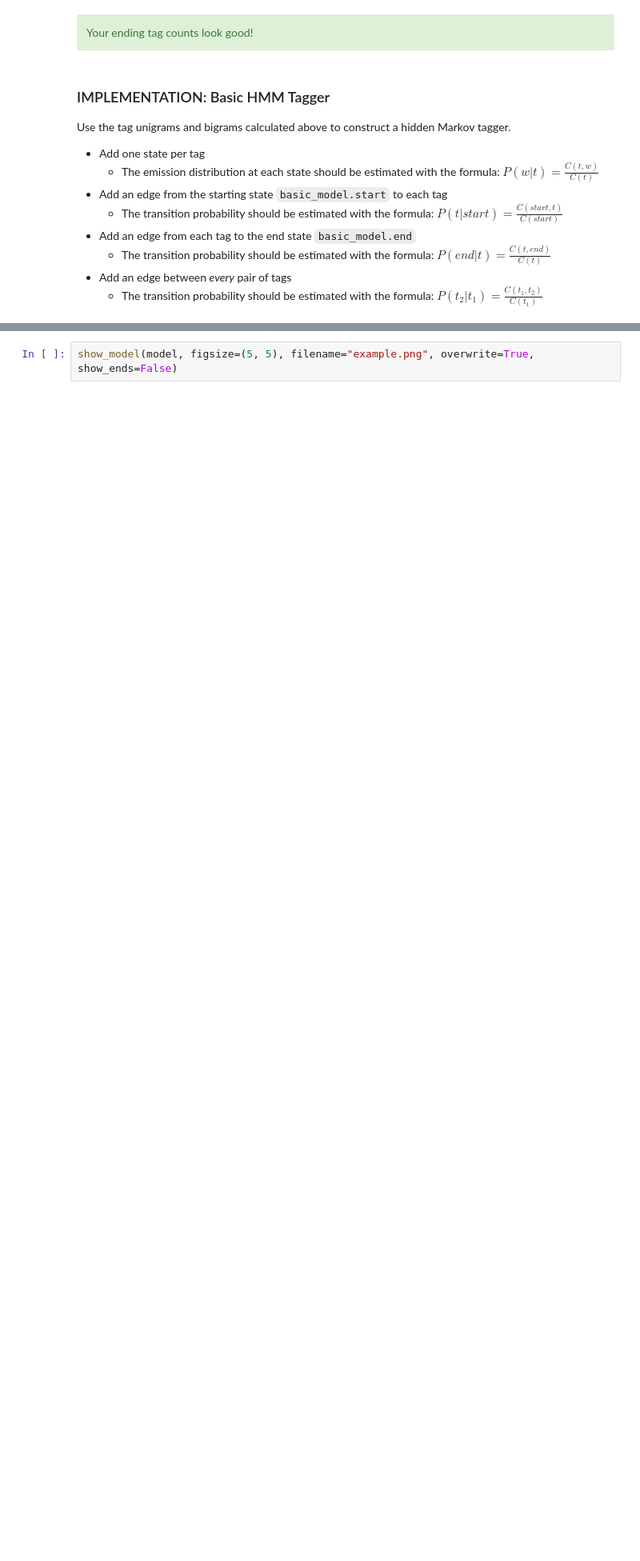
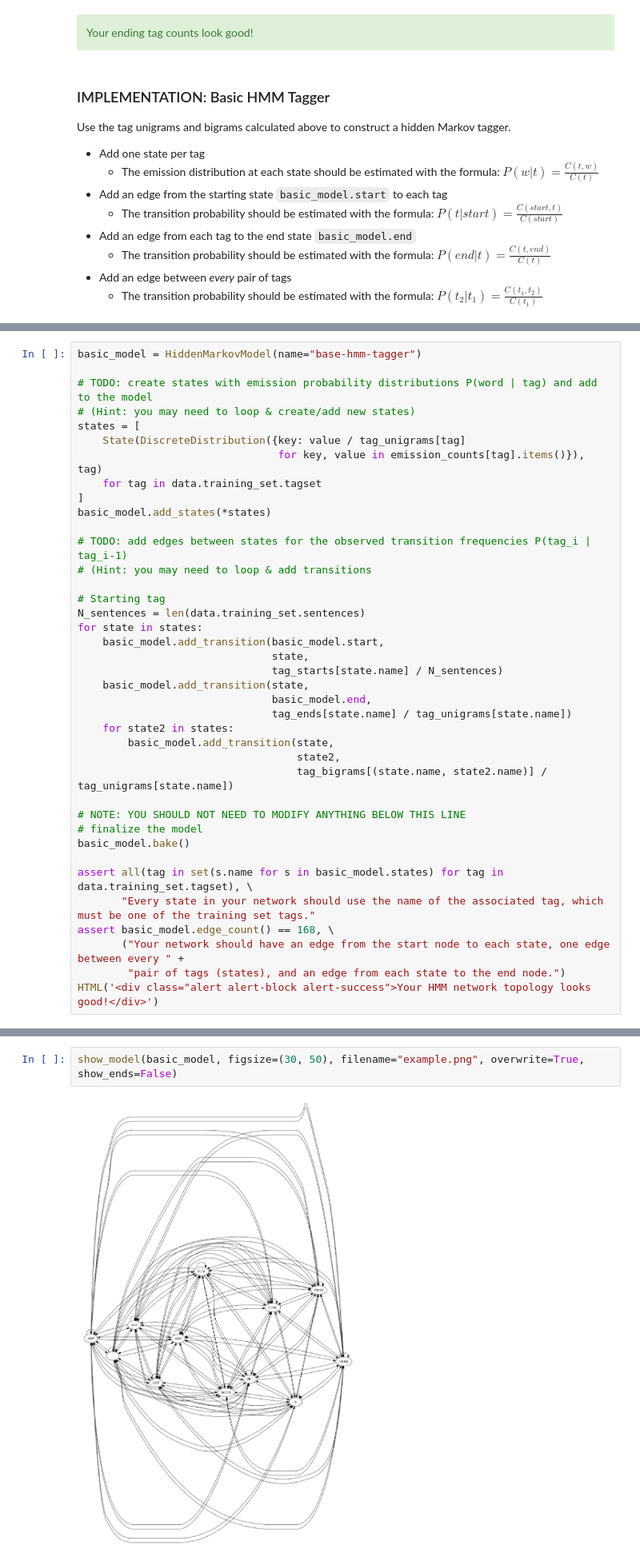
Before and after one commit to mtasende/artificial-intelligence, a Jupyter notebook: Projects/4_HMM Tagger/HMM Tagger.ipynb, the cells around one changed output, grey strips where cells are left out. Shown at 80% size. Cells and saved outputs as stored; diff of their text form; blank space fills up the shorter version.

```diff
--- a/Projects/4_HMM Tagger/HMM Tagger.ipynb
+++ b/Projects/4_HMM Tagger/HMM Tagger.ipynb
@@ -618,0 +517,39 @@ N_sent = len(data.training_set.sentences)
+# %%
+basic_model = HiddenMarkovModel(name="base-hmm-tagger")
+
+# TODO: create states with emission probability distributions P(word | tag) and add to the model
+# (Hint: you may need to loop & create/add new states)
+states = [
+    State(DiscreteDistribution({key: value / tag_unigrams[tag]
+                                for key, value in emission_counts[tag].items()}), tag)
+    for tag in data.training_set.tagset
+]
+basic_model.add_states(*states)
+
+# TODO: add edges between states for the observed transition frequencies P(tag_i | tag_i-1)
+# (Hint: you may need to loop & add transitions
+
+# Starting tag
+N_sentences = len(data.training_set.sentences)
+for state in states:
+    basic_model.add_transition(basic_model.start,
+                               state,
+                               tag_starts[state.name] / N_sentences)
+    basic_model.add_transition(state,
+                               basic_model.end,
+                               tag_ends[state.name] / tag_unigrams[state.name])
+    for state2 in states:
+        basic_model.add_transition(state,
+                                   state2,
+                                   tag_bigrams[(state.name, state2.name)] / tag_unigrams[state.name])
+
+# NOTE: YOU SHOULD NOT NEED TO MODIFY ANYTHING BELOW THIS LINE
+# finalize the model
+basic_model.bake()
+
+assert all(tag in set(s.name for s in basic_model.states) for tag in data.training_set.tagset), \
+       "Every state in your network should use the name of the associated tag, which must be one of the training set tags."
+assert basic_model.edge_count() == 168, \
+       ("Your network should have an edge from the start node to each state, one edge between every " +
+        "pair of tags (states), and an edge from each state to the end node.")
+HTML('<div class="alert alert-block alert-success">Your HMM network topology looks good!</div>')
@@ -619,2 +558,4 @@ N_sent = len(data.training_set.sentences)
 # %%
-show_model(model, figsize=(5, 5), filename="example.png", overwrite=True, show_ends=False)
+show_model(basic_model, figsize=(30, 50), filename="example.png", overwrite=True, show_ends=False)
+# %% [output]
+[figure, added]
```
Also changed, not shown: parts of 31 cells of this notebook.
